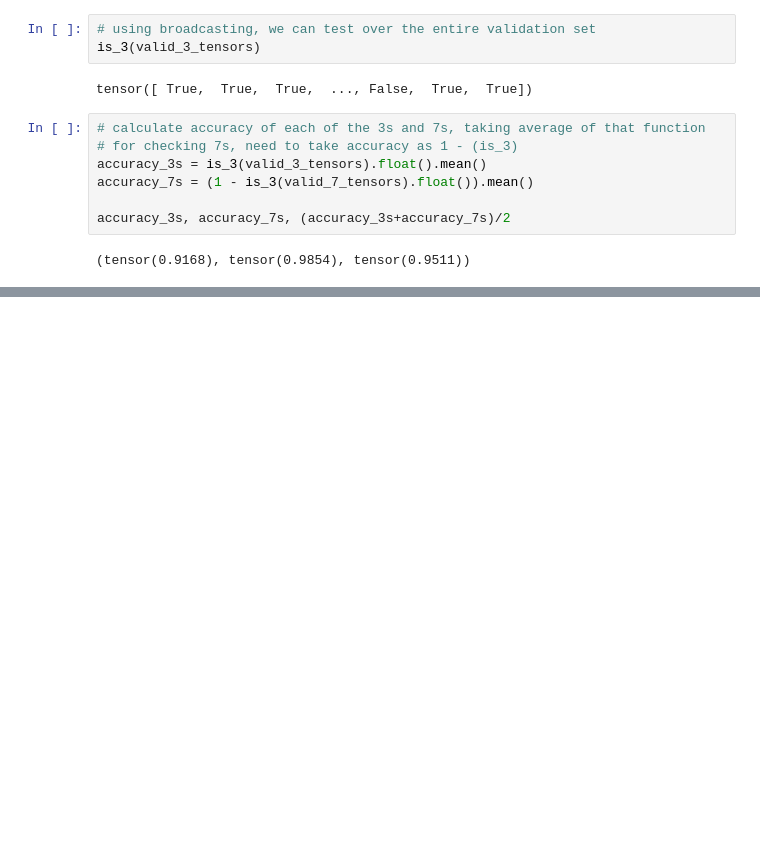
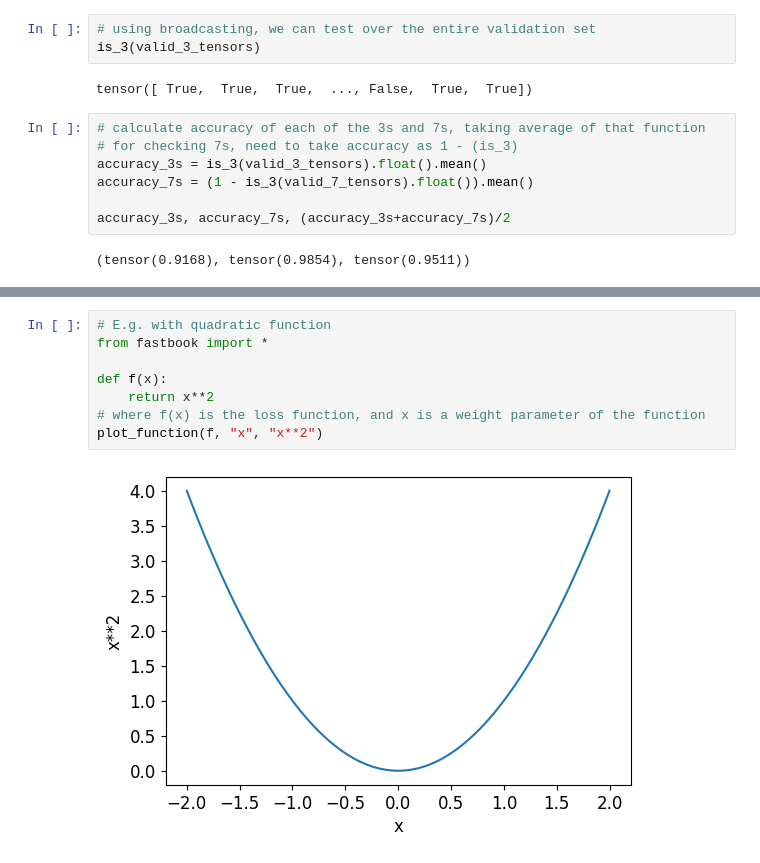
Before and after one commit to JeremyLoh/ml, a Jupyter notebook: fastai/book/chapter4/chapter4.ipynb, the cells around one changed output, grey strips where cells are left out. Cells and saved outputs as stored; diff of their text form; blank space fills up the shorter version.

```diff
--- a/fastai/book/chapter4/chapter4.ipynb
+++ b/fastai/book/chapter4/chapter4.ipynb
@@ -556,0 +603,10 @@ Time to talk about the training process and Stochastic Gradient Descent (SGD)
+# %%
+# E.g. with quadratic function
+from fastbook import *
+
+def f(x):
+    return x**2
+# where f(x) is the loss function, and x is a weight parameter of the function
+plot_function(f, "x", "x**2")
+# %% [output]
+[figure, added]
```
Also changed, not shown: parts of 2 cells of this notebook.
